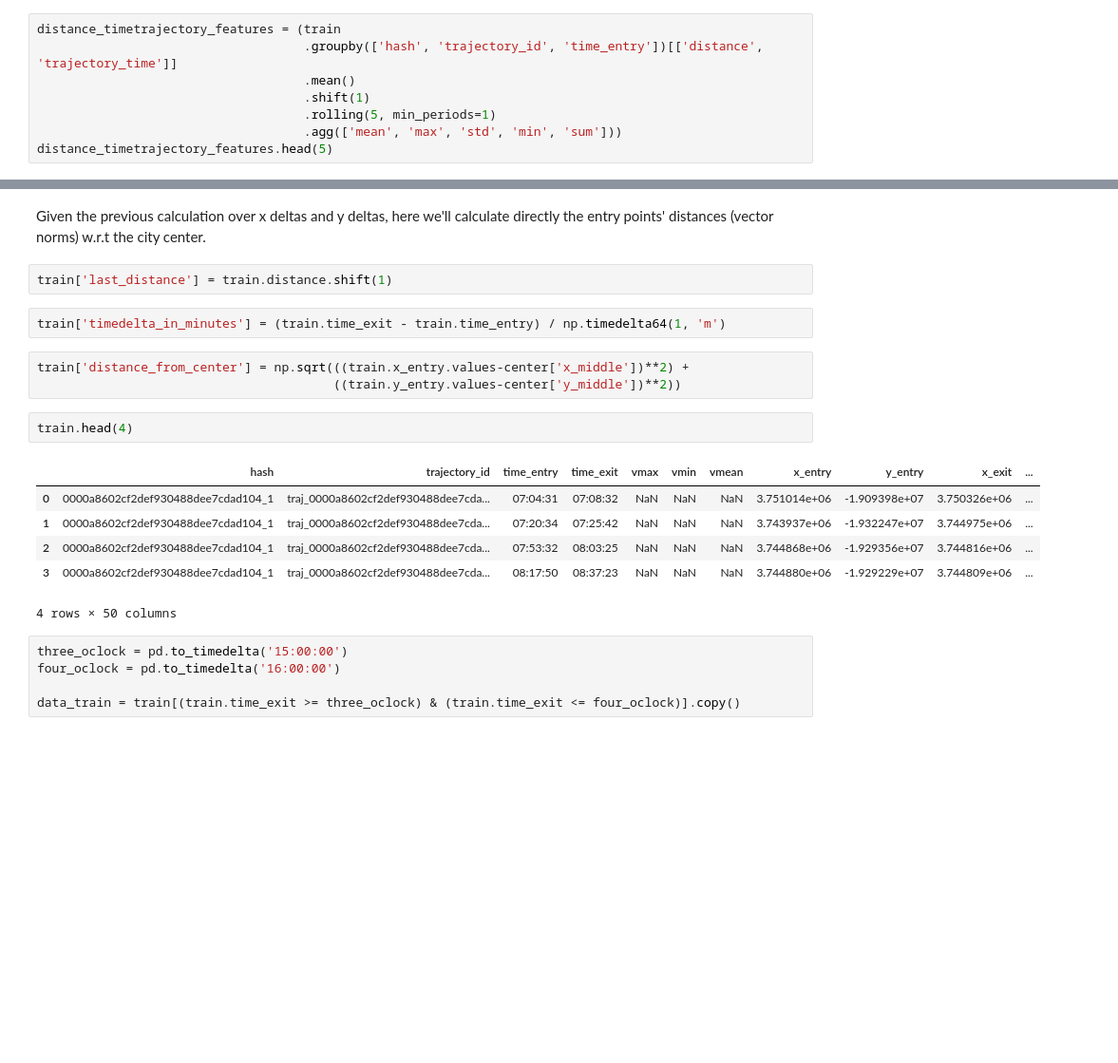
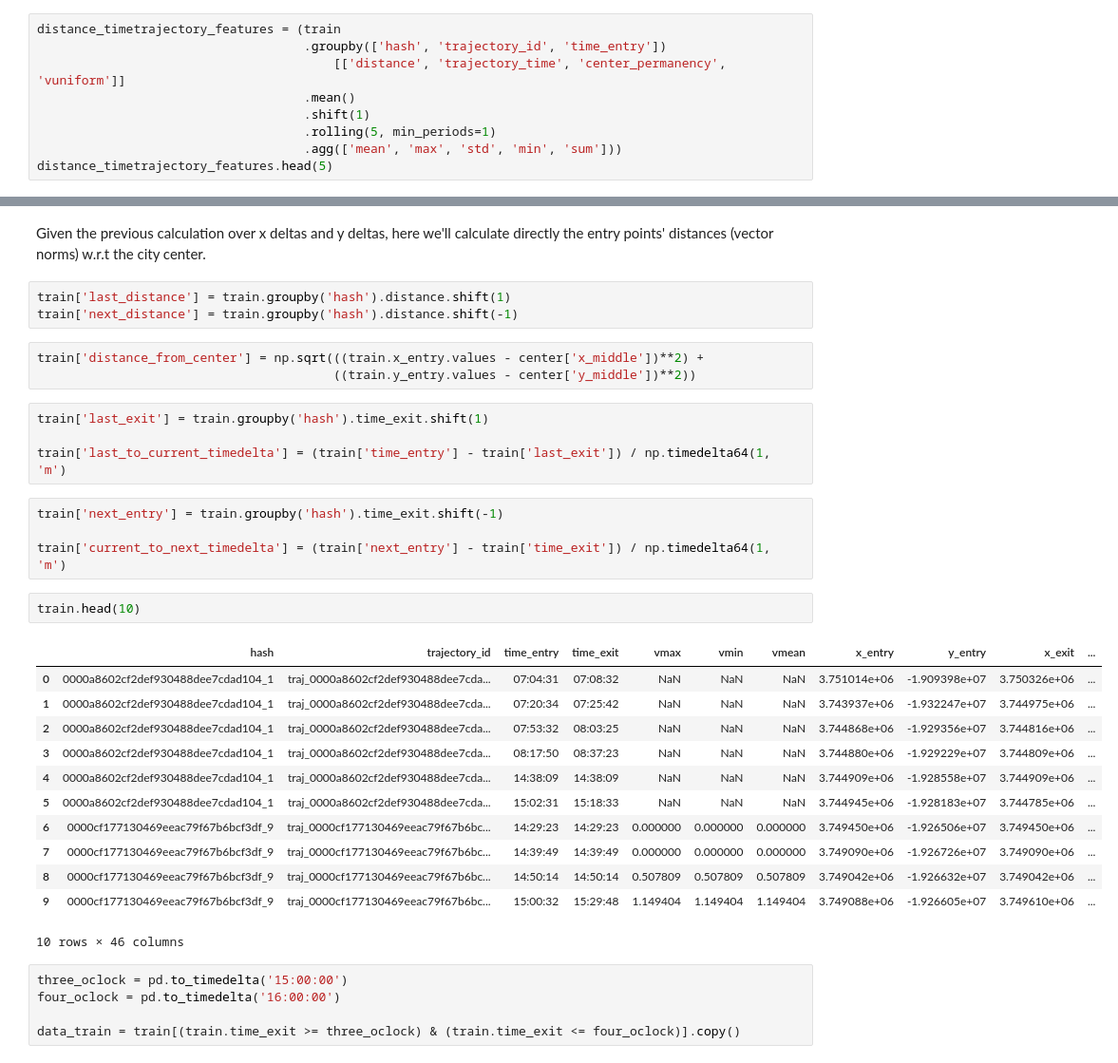
Before and after one commit to jcezarms/ey-nextwave-competition, a Jupyter notebook: notebooks/julio-00.exploratory-data-analysis.ipynb, the cells around one changed output, grey strips where cells are left out. Shown at 95% size. Drawn from its saved outputs; the diff is of its cells as text; blank space fills up the shorter version.

```diff
--- a/notebooks/julio-00.exploratory-data-analysis.ipynb
+++ b/notebooks/julio-00.exploratory-data-analysis.ipynb
@@ -597,7 +580,8 @@ def central_permanency_density(xa, ya, distance, entry_inside_center):
 Feature calculations already provided by default can be easily plugged into the DataFrame with the help of brief scripting, as follows:
 # %%
 distance_timetrajectory_features = (train
-                                    .groupby(['hash', 'trajectory_id', 'time_entry'])[['distance', 'trajectory_time']]
+                                    .groupby(['hash', 'trajectory_id', 'time_entry'])
+                                        [['distance', 'trajectory_time', 'center_permanency', 'vuniform']]
                                     .mean()
                                     .shift(1)
                                     .rolling(5, min_periods=1)
@@ -629,21 +613,34 @@ train.head(4)
 # %% [markdown]
 Given the previous calculation over x deltas and y deltas, here we'll calculate directly the entry points' distances (vector norms) w.r.t the city center.
 # %%
-train['last_distance'] = train.distance.shift(1)
+train['last_distance'] = train.groupby('hash').distance.shift(1)
+train['next_distance'] = train.groupby('hash').distance.shift(-1)
+# %%
+train['distance_from_center'] = np.sqrt(((train.x_entry.values - center['x_middle'])**2) +
+                                        ((train.y_entry.values - center['y_middle'])**2))
 # %%
-train['timedelta_in_minutes'] = (train.time_exit - train.time_entry) / np.timedelta64(1, 'm')
+train['last_exit'] = train.groupby('hash').time_exit.shift(1)
+
+train['last_to_current_timedelta'] = (train['time_entry'] - train['last_exit']) / np.timedelta64(1, 'm')
-# %%
-train['distance_from_center'] = np.sqrt(((train.x_entry.values-center['x_middle'])**2) +
-                                        ((train.y_entry.values-center['y_middle'])**2))
+# %%
+train['next_entry'] = train.groupby('hash').time_exit.shift(-1)
+
+train['current_to_next_timedelta'] = (train['next_entry'] - train['time_exit']) / np.timedelta64(1, 'm')
 # %%
-train.head(4)
+train.head(10)
 # %% [output]
 |  | hash | trajectory_id | time_entry | time_exit | vmax | vmin | vmean | x_entry | y_entry | x_exit | ... |
 | 0 | 0000a8602cf2def930488dee7cdad104_1 | traj_0000a8602cf2def930488dee7cda... | 07:04:31 | 07:08:32 | NaN | NaN | NaN | 3.751014e+06 | -1.909398e+07 | 3.750326e+06 | ... |
 | 1 | 0000a8602cf2def930488dee7cdad104_1 | traj_0000a8602cf2def930488dee7cda... | 07:20:34 | 07:25:42 | NaN | NaN | NaN | 3.743937e+06 | -1.932247e+07 | 3.744975e+06 | ... |
 | 2 | 0000a8602cf2def930488dee7cdad104_1 | traj_0000a8602cf2def930488dee7cda... | 07:53:32 | 08:03:25 | NaN | NaN | NaN | 3.744868e+06 | -1.929356e+07 | 3.744816e+06 | ... |
 | 3 | 0000a8602cf2def930488dee7cdad104_1 | traj_0000a8602cf2def930488dee7cda... | 08:17:50 | 08:37:23 | NaN | NaN | NaN | 3.744880e+06 | -1.929229e+07 | 3.744809e+06 | ... |
+| 4 | 0000a8602cf2def930488dee7cdad104_1 | traj_0000a8602cf2def930488dee7cda... | 14:38:09 | 14:38:09 | NaN | NaN | NaN | 3.744909e+06 | -1.928558e+07 | 3.744909e+06 | ... |
+| 5 | 0000a8602cf2def930488dee7cdad104_1 | traj_0000a8602cf2def930488dee7cda... | 15:02:31 | 15:18:33 | NaN | NaN | NaN | 3.744945e+06 | -1.928183e+07 | 3.744785e+06 | ... |
+| 6 | 0000cf177130469eeac79f67b6bcf3df_9 | traj_0000cf177130469eeac79f67b6bc... | 14:29:23 | 14:29:23 | 0.000000 | 0.000000 | 0.000000 | 3.749450e+06 | -1.926506e+07 | 3.749450e+06 | ... |
+| 7 | 0000cf177130469eeac79f67b6bcf3df_9 | traj_0000cf177130469eeac79f67b6bc... | 14:39:49 | 14:39:49 | 0.000000 | 0.000000 | 0.000000 | 3.749090e+06 | -1.926726e+07 | 3.749090e+06 | ... |
+| 8 | 0000cf177130469eeac79f67b6bcf3df_9 | traj_0000cf177130469eeac79f67b6bc... | 14:50:14 | 14:50:14 | 0.507809 | 0.507809 | 0.507809 | 3.749042e+06 | -1.926632e+07 | 3.749042e+06 | ... |
+| 9 | 0000cf177130469eeac79f67b6bcf3df_9 | traj_0000cf177130469eeac79f67b6bc... | 15:00:32 | 15:29:48 | 1.149404 | 1.149404 | 1.149404 | 3.749088e+06 | -1.926605e+07 | 3.749610e+06 | ... |
-4 rows × 50 columns
+10 rows × 46 columns
 # %%
 three_oclock = pd.to_timedelta('15:00:00')
 four_oclock = pd.to_timedelta('16:00:00')
```
Also changed, not shown: parts of 37 cells of this notebook.
